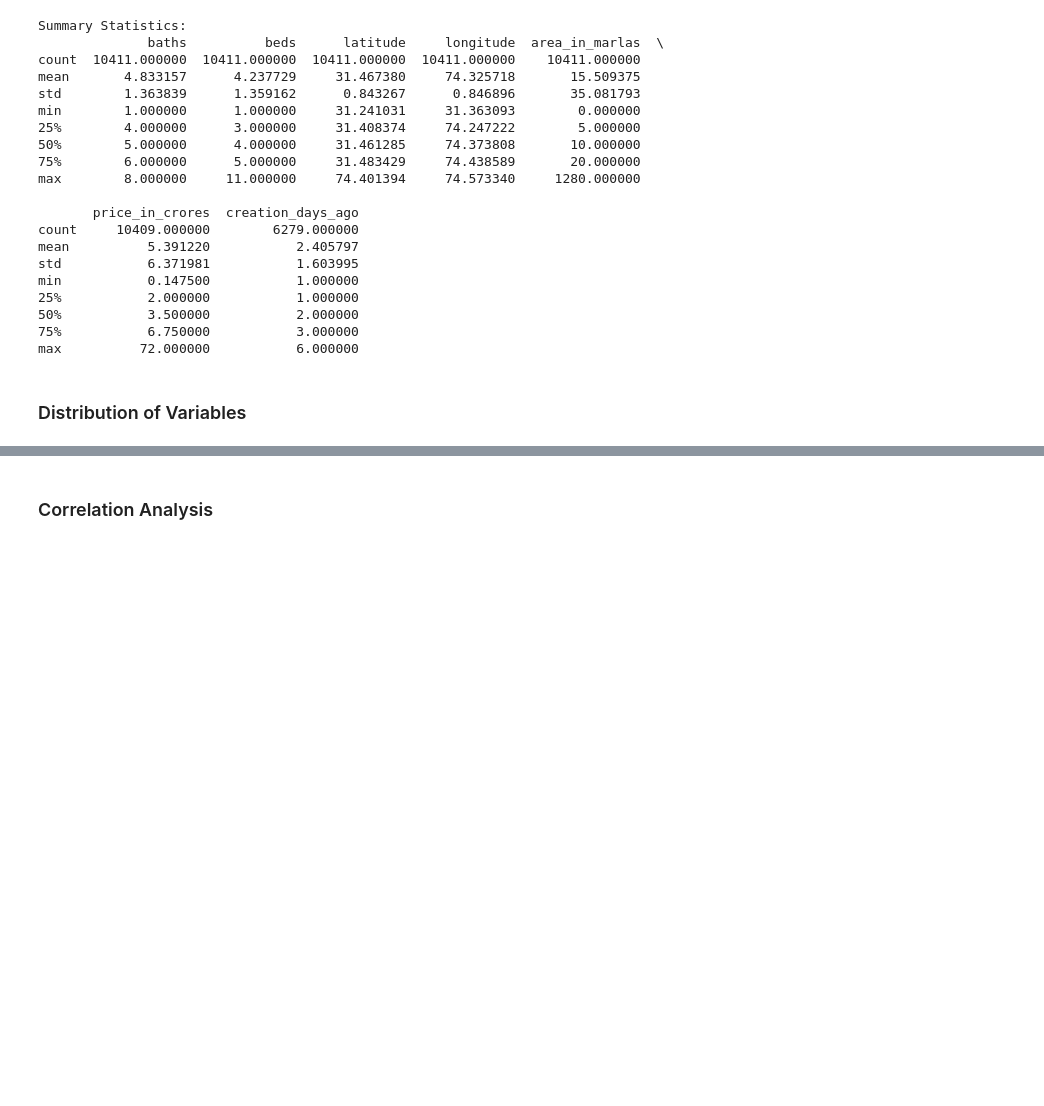
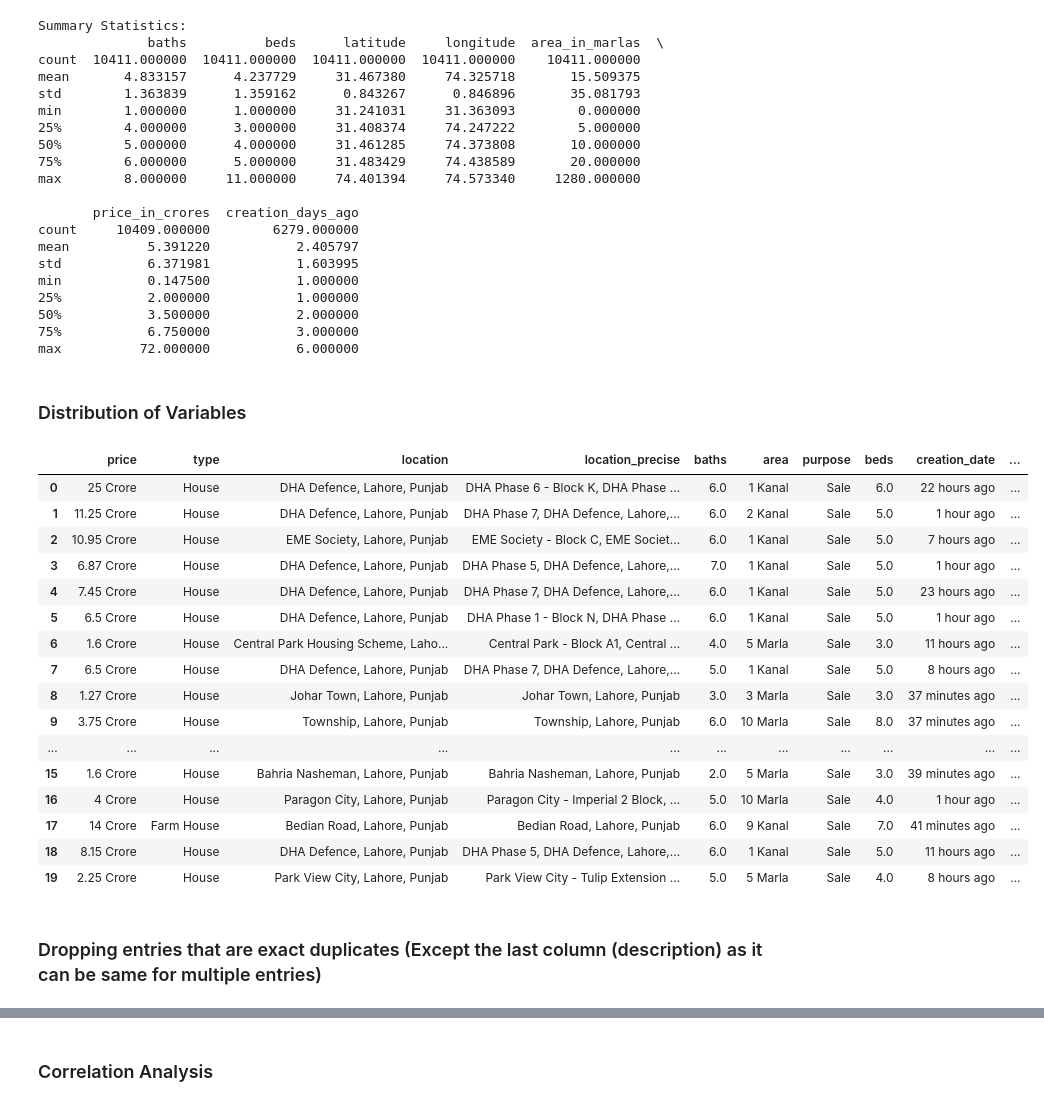
Before and after one commit to potatobox1/Data_Science_Project, a Jupyter notebook: analysis.ipynb, the cells around one changed output, grey strips where cells are left out. Saved outputs shown, nothing was run; the diff lists cells and outputs as text; code cells hidden in the pictures; blank space fills up the shorter version.

```diff
--- a/analysis.ipynb
+++ b/analysis.ipynb
@@ -222,3 +243,25 @@ min           0.147500           1.000000
 max          72.000000           6.000000
 # %% [markdown]
 ### Distribution of Variables
+# %%
+df_cleaned.head(20)
+# %% [output]
+|  | price | type | location | location_precise | baths | area | purpose | beds | creation_date | ... |
+| 0 | 25 Crore | House | DHA Defence, Lahore, Punjab | DHA Phase 6 - Block K, DHA Phase ... | 6.0 | 1 Kanal | Sale | 6.0 | 22 hours ago | ... |
+| 1 | 11.25 Crore | House | DHA Defence, Lahore, Punjab | DHA Phase 7, DHA Defence, Lahore,... | 6.0 | 2 Kanal | Sale | 5.0 | 1 hour ago | ... |
+| 2 | 10.95 Crore | House | EME Society, Lahore, Punjab | EME Society - Block C, EME Societ... | 6.0 | 1 Kanal | Sale | 5.0 | 7 hours ago | ... |
+| 3 | 6.87 Crore | House | DHA Defence, Lahore, Punjab | DHA Phase 5, DHA Defence, Lahore,... | 7.0 | 1 Kanal | Sale | 5.0 | 1 hour ago | ... |
+| 4 | 7.45 Crore | House | DHA Defence, Lahore, Punjab | DHA Phase 7, DHA Defence, Lahore,... | 6.0 | 1 Kanal | Sale | 5.0 | 23 hours ago | ... |
+| 5 | 6.5 Crore | House | DHA Defence, Lahore, Punjab | DHA Phase 1 - Block N, DHA Phase ... | 6.0 | 1 Kanal | Sale | 5.0 | 1 hour ago | ... |
+| 6 | 1.6 Crore | House | Central Park Housing Scheme, Laho... | Central Park - Block A1, Central ... | 4.0 | 5 Marla | Sale | 3.0 | 11 hours ago | ... |
+| 7 | 6.5 Crore | House | DHA Defence, Lahore, Punjab | DHA Phase 7, DHA Defence, Lahore,... | 5.0 | 1 Kanal | Sale | 5.0 | 8 hours ago | ... |
+| 8 | 1.27 Crore | House | Johar Town, Lahore, Punjab | Johar Town, Lahore, Punjab | 3.0 | 3 Marla | Sale | 3.0 | 37 minutes ago | ... |
+| 9 | 3.75 Crore | House | Township, Lahore, Punjab | Township, Lahore, Punjab | 6.0 | 10 Marla | Sale | 8.0 | 37 minutes ago | ... |
+| ... | ... | ... | ... | ... | ... | ... | ... | ... | ... | ... |
+| 15 | 1.6 Crore | House | Bahria Nasheman, Lahore, Punjab | Bahria Nasheman, Lahore, Punjab | 2.0 | 5 Marla | Sale | 3.0 | 39 minutes ago | ... |
+| 16 | 4 Crore | House | Paragon City, Lahore, Punjab | Paragon City - Imperial 2 Block, ... | 5.0 | 10 Marla | Sale | 4.0 | 1 hour ago | ... |
+| 17 | 14 Crore | Farm House | Bedian Road, Lahore, Punjab | Bedian Road, Lahore, Punjab | 6.0 | 9 Kanal | Sale | 7.0 | 41 minutes ago | ... |
+| 18 | 8.15 Crore | House | DHA Defence, Lahore, Punjab | DHA Phase 5, DHA Defence, Lahore,... | 6.0 | 1 Kanal | Sale | 5.0 | 11 hours ago | ... |
+| 19 | 2.25 Crore | House | Park View City, Lahore, Punjab | Park View City - Tulip Extension ... | 5.0 | 5 Marla | Sale | 4.0 | 8 hours ago | ... |
+# %% [markdown]
+### Dropping entries that are exact duplicates (Except the last column (description) as it can be same for multiple entries)
```
Also changed, not shown: parts of 10 cells of this notebook, 2 other files.
